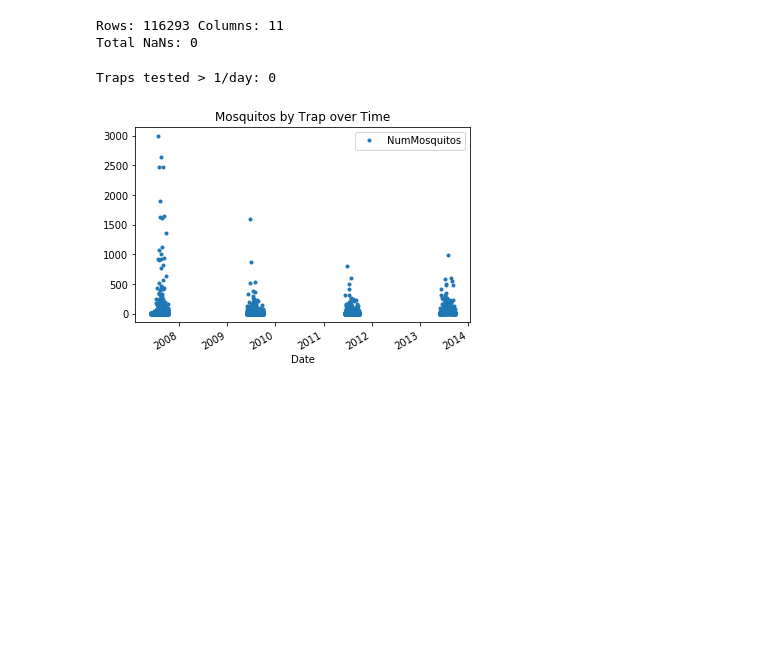
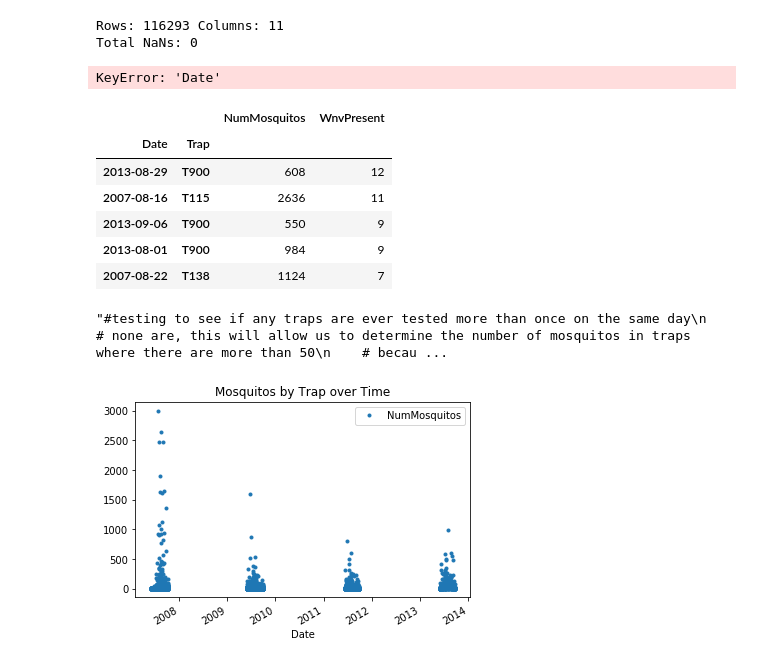
Before and after one commit to VivianAngela/West-Nile-Virus-Prediction-1, a Jupyter notebook: West Nile Virus Prediction.ipynb, the cells around one changed output. Drawn from its saved outputs; the diff is of its cells as text; code cells hidden in the pictures; blank space fills up the shorter version.

```diff
--- a/West Nile Virus Prediction.ipynb
+++ b/West Nile Virus Prediction.ipynb
@@ -83,6 +74,22 @@ quick_EDA(test)
 # %% [output]
 Rows: 116293 Columns: 11
 Total NaNs: 0
+# %%
+#Looking at mosquitos and wnv present by date by trap
+train[(train['Date'] == '2013-08-29') & (train['Trap'] == 'T900')].head(1)
+# %% [output]
+KeyError: 'Date'
+# %%
+#Looking at mosquitos and wnv present by date by trap
+train.groupby(by = ['Date', 'Trap'])['NumMosquitos', 'WnvPresent'].sum().sort_values('WnvPresent', ascending = False).head()
+# %% [output]
+|  |  | NumMosquitos | WnvPresent |
+| Date | Trap |  |  |
+| 2013-08-29 | T900 | 608 | 12 |
+| 2007-08-16 | T115 | 2636 | 11 |
+| 2013-09-06 | T900 | 550 | 9 |
+| 2013-08-01 | T900 | 984 | 9 |
+| 2007-08-22 | T138 | 1124 | 7 |
 # %%
 #converting date time
 dfs = [train, test, weather]
@@ -93,7 +100,7 @@ for df in dfs:
 #converting spray data
 convert_spray(spray)
 # %%
-#testing to see if any traps are ever tested more than once on the same day
+'''#testing to see if any traps are ever tested more than once on the same day
     # none are, this will allow us to determine the number of mosquitos in traps where there are more than 50
     # because we can now combine rows on Trap Id and Date to get total no. mosquitos tested
 datetrap = train[['Date', 'Trap']]
@@ -107,9 +114,9 @@ for i in range(datetraprows):
     for g in range(2,datetrapcols):
         if y.iloc[i,g] > 1:
             errors += 1
-print('Traps tested > 1/day:', errors)
+print('Traps tested > 1/day:', errors)'''
 # %% [output]
-Traps tested > 1/day: 0
+"#testing to see if any traps are ever tested more than once on the same day\n    # none are, this will allow us to determine the number of mosquitos in traps where there are more than 50\n    # becau ...
 # %%
 #plotted mosquitos by trap by date
 train[['Date', 'Trap', 'NumMosquitos']].groupby(by = ['Date','Trap'])['Date','Trap','NumMosquitos'] \
```
Also changed, not shown: parts of 38 cells of this notebook.
